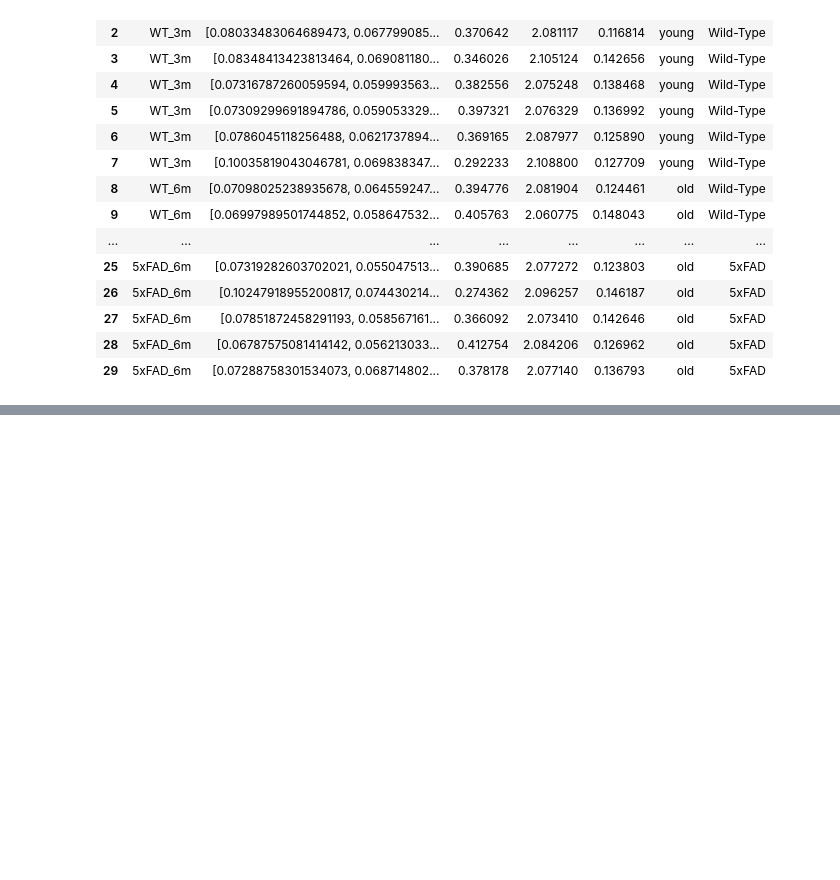
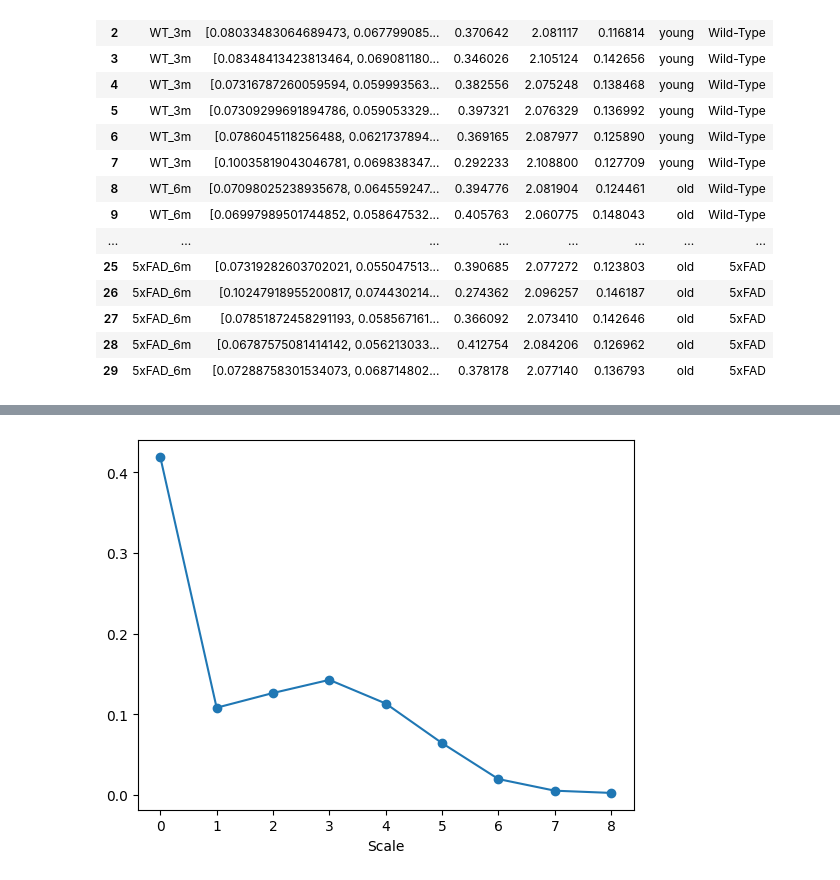
Before and after one commit to gustavo-cornejo/fbm_based_uERG_analysis, a Jupyter notebook: 2D_analyses/analyses.ipynb, the cells around one changed output, grey strips where cells are left out. Cells and saved outputs as stored; diff of their text form; code cells hidden in the pictures; blank space fills up the shorter version.

```diff
--- a/2D_analyses/analyses.ipynb
+++ b/2D_analyses/analyses.ipynb
@@ -296,0 +296,11 @@ LOOCV Accuracy 0: 43.33%
+# %%
+H = 0.9                                              # 0.4 or 0.7 or 0.9
+type_stimuli = "original"                            # 'extended' or 'original'
+wbt = 'db2'                                          # 'db2' or 'haar'
+review_axis = [0]                                    # [0] or [0,1,2]
+if 1 in review_axis:
+    level = 4
+elif wbt == "haar":
+    level = 9
+elif wbt == "db2":
+    level = 8
@@ -296,0 +368,35 @@ LOOCV Accuracy 0: 43.33%
+# %%
+if type_stimuli != 'extended':
+    coeffs = pywt.wavedecn(np.array(gaussian_stimuli), wavelet=wbt,axes=review_axis,level=level)
+    approx = coeffs[0]
+
+    total_energy = np.sum(np.square(approx))
+    details = [np.sum(np.square(approx))]  # start with approximation energy
+
+    for level_dict in coeffs[1:]:
+        level_energy = sum(np.sum(np.square(arr)) for arr in level_dict.values())
+        total_energy += level_energy
+        details.append(level_energy)
+
+    # Normalize energy contributions
+    proportions_stimuli = [e / total_energy for e in details]
+    plt.plot(proportions_stimuli,marker="o")
+    plt.xlabel("Scale")
+else:
+    coeffs = pywt.wavedecn(stimuli_3d_label, wavelet=wbt,axes=review_axis,level=level)
+    approx = coeffs[0]
+
+    total_energy = np.sum(np.square(approx))
+    details = [np.sum(np.square(approx))]  # start with approximation energy
+
+    for level_dict in coeffs[1:]:
+        level_energy = sum(np.sum(np.square(arr)) for arr in level_dict.values())
+        total_energy += level_energy
+        details.append(level_energy)
+
+    # Normalize energy contributions
+    proportions_stimuli = [e / total_energy for e in details]
+    plt.plot(proportions_stimuli,marker="o")
+    plt.xlabel("Scale")
+# %% [output]
+[figure, added]
```
Also changed, not shown: parts of 11 cells of this notebook.
